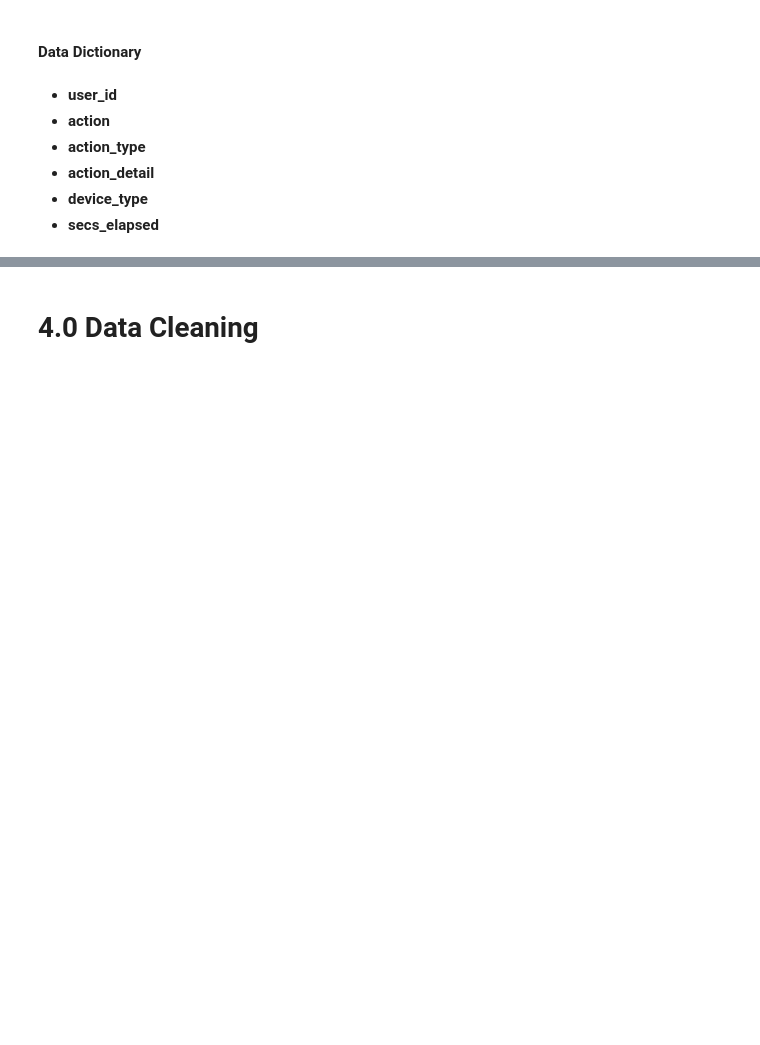
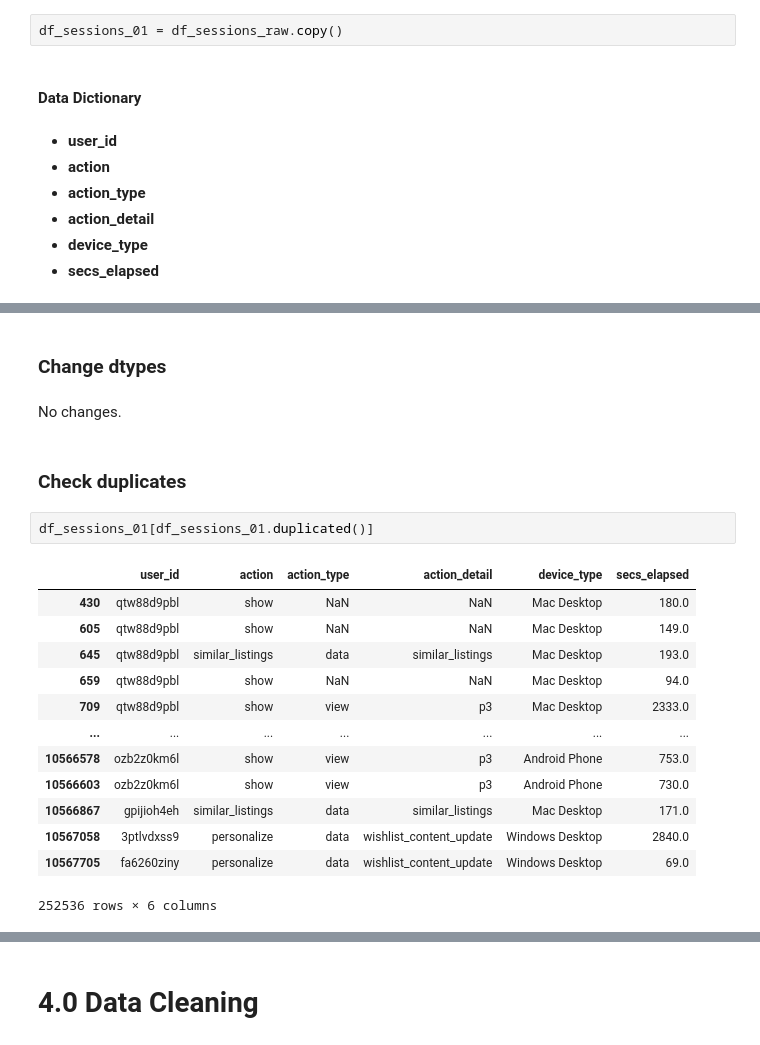
Before and after one commit to AllanCasado/airbnb_predict_first_booking, a Jupyter notebook: notebooks/airbnb.ipynb, the cells around one changed output, grey strips where cells are left out. Saved outputs shown, nothing was run; the diff lists cells and outputs as text; blank space fills up the shorter version.

Commit message:
data description and columns dtypes changes for each dataset

```diff
--- a/notebooks/airbnb.ipynb
+++ b/notebooks/airbnb.ipynb
@@ -132,5 +222,7 @@ df_age_gender_raw.head()
 # %% [markdown]
 ## Sessions
+# %%
+df_sessions_01 = df_sessions_raw.copy()
 # %% [markdown]
 #### Data Dictionary
 # %% [markdown]
@@ -151,0 +278,22 @@ df_sessions_raw.head()
+# %% [markdown]
+### Change dtypes
+# %% [markdown]
+No changes.
+# %% [markdown]
+### Check duplicates
+# %%
+df_sessions_01[df_sessions_01.duplicated()]
+# %% [output]
+|  | user_id | action | action_type | action_detail | device_type | secs_elapsed |
+| 430 | qtw88d9pbl | show | NaN | NaN | Mac Desktop | 180.0 |
+| 605 | qtw88d9pbl | show | NaN | NaN | Mac Desktop | 149.0 |
+| 645 | qtw88d9pbl | similar_listings | data | similar_listings | Mac Desktop | 193.0 |
+| 659 | qtw88d9pbl | show | NaN | NaN | Mac Desktop | 94.0 |
+| 709 | qtw88d9pbl | show | view | p3 | Mac Desktop | 2333.0 |
+| ... | ... | ... | ... | ... | ... | ... |
+| 10566578 | ozb2z0km6l | show | view | p3 | Android Phone | 753.0 |
+| 10566603 | ozb2z0km6l | show | view | p3 | Android Phone | 730.0 |
+| 10566867 | gpijioh4eh | similar_listings | data | similar_listings | Mac Desktop | 171.0 |
+| 10567058 | 3ptlvdxss9 | personalize | data | wishlist_content_update | Windows Desktop | 2840.0 |
+| 10567705 | fa6260ziny | personalize | data | wishlist_content_update | Windows Desktop | 69.0 |
+252536 rows × 6 columns
```
Also changed, not shown: parts of 45 cells of this notebook.
